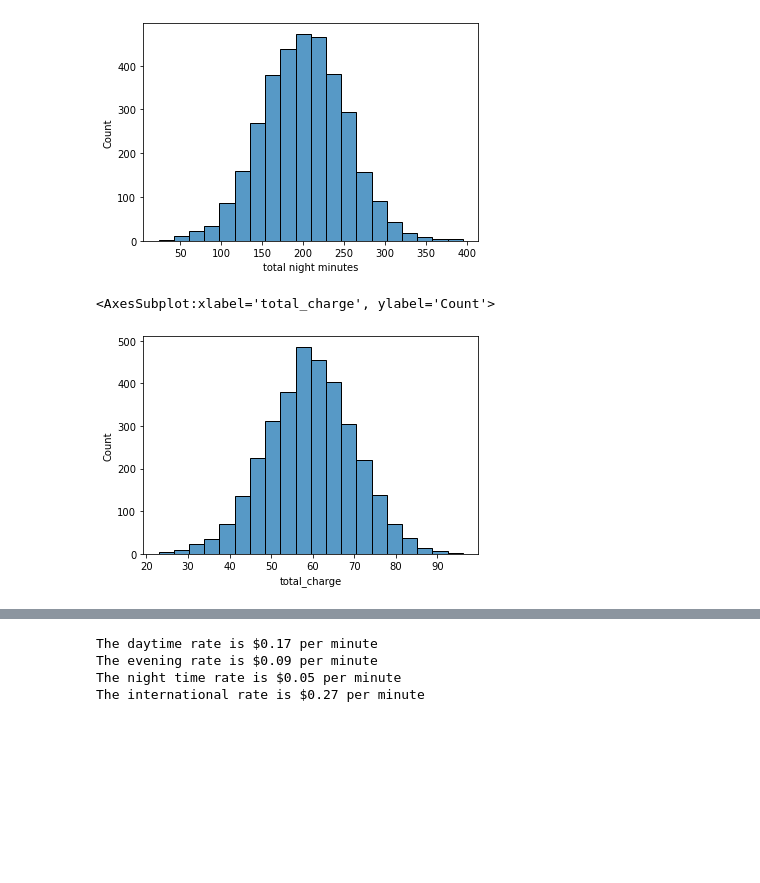
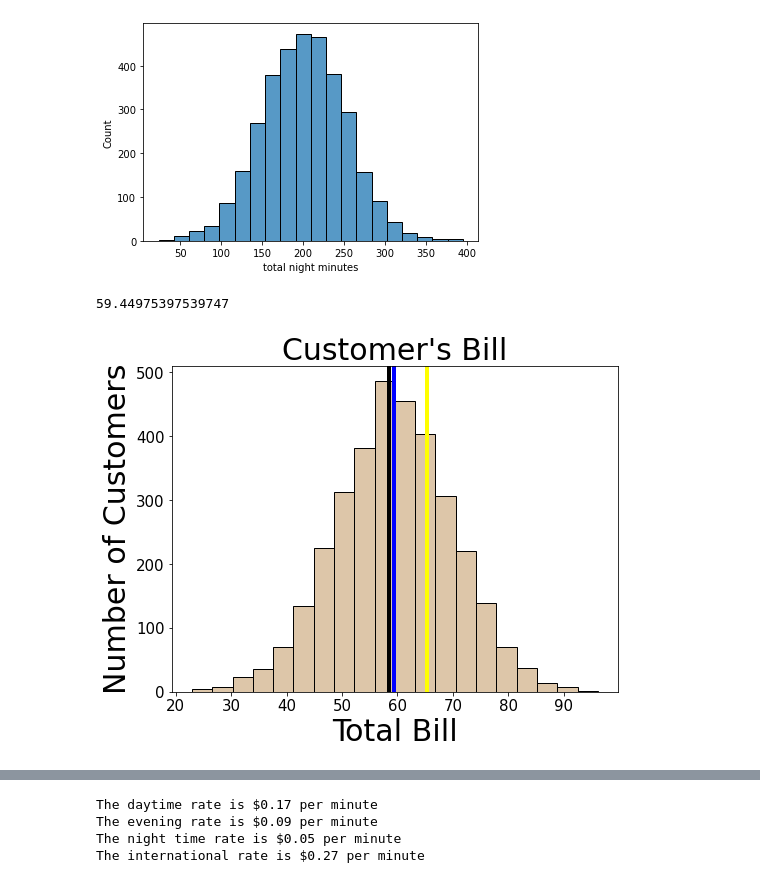
Before and after one commit to MellissaValle/CustomerChurn, a Jupyter notebook: notebooks/Dave/Exploratory Data Analysis.ipynb, the cells around one changed output, grey strips where cells are left out. Cells and saved outputs as stored; diff of their text form; code cells hidden in the pictures; blank space fills up the shorter version.

Commit message:
graphs for presentation

```diff
--- a/notebooks/Dave/Exploratory Data Analysis.ipynb
+++ b/notebooks/Dave/Exploratory Data Analysis.ipynb
@@ -122,14 +137,24 @@ plt.show()
 # %% [output]
 [figure]
 # %%
-# df["total_charge"].mean()
+df["total_charge"].mean()
+# %% [output]
+59.44975397539747
 # %%
-fig, ax = plt.subplots()
-sns.histplot(df["total_charge"], bins = 20)
+fig,ax = plt.subplots(figsize=(8,6))
+sns.histplot(df["total_charge"], bins = 20, color= "tan")
 # plt.show()
+plt.xticks(fontsize = 15)
+plt.yticks(fontsize = 15)
+ax.set_xlabel("Total Bill", fontsize = 30)
+ax.set_ylabel("Number of Customers", fontsize = 30)
+ax.set_title("Customer's Bill",fontsize = 30)
+plt.axvline(df["total_charge"].mean(), linewidth=4, color='blue')
+plt.axvline(churn["total_charge"].mean(), linewidth=4, color='yellow')
+plt.axvline(not_churn["total_charge"].mean(), linewidth=4, color='black')
+plt.show()
 # %% [output]
-<AxesSubplot:xlabel='total_charge', ylabel='Count'>
-[figure, old version]
+[figure, new version]
 # %%
 enhanced = df.groupby(by=['churn','customer service calls']).agg(['mean','count'])
 enhanced
```
Also changed, not shown: parts of 28 cells of this notebook.
